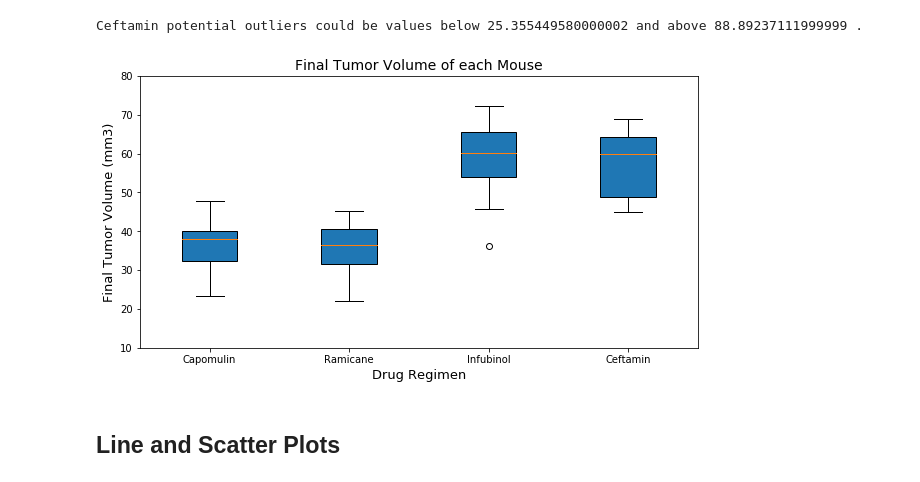
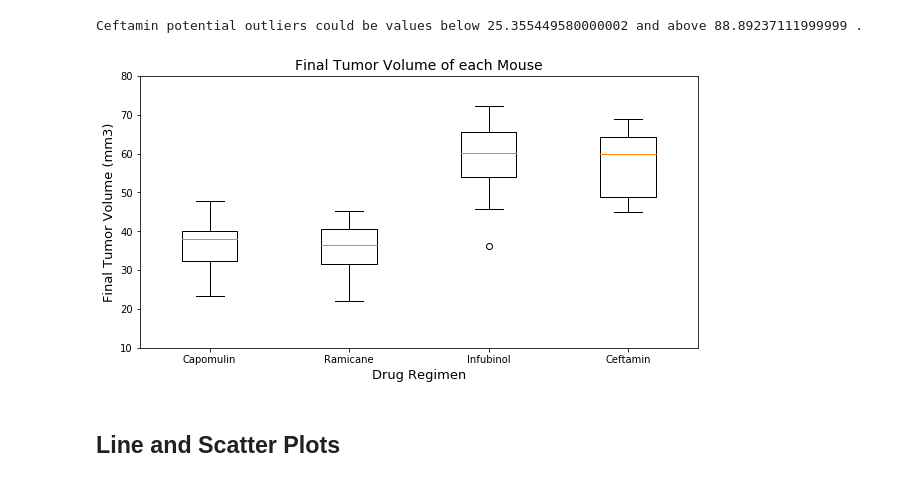
Before and after one commit to vasudhanair/Matplotlib-Challenge, a Jupyter notebook: Pymaceuticals/pymaceuticals.ipynb, the cells around one changed output. Drawn from its saved outputs; the diff is of its cells as text; code cells hidden in the pictures.

```diff
--- a/Pymaceuticals/pymaceuticals.ipynb
+++ b/Pymaceuticals/pymaceuticals.ipynb
@@ -389,19 +405,19 @@ Ceftamin potential outliers could be values below 25.355449580000002 and above 8
 # %%
 # Generate a box plot of the final tumor volume of each mouse across four regimens of interest
 
 data_to_plot = [CapTumors, RamTumors, InfTumors, CeftTumors]
 Regimen= ['Capomulin', 'Ramicane', 'Infubinol','Ceftamin']
 
 fig1, ax1 = plt.subplots(figsize=(10, 5))
 ax1.set_title('Final Tumor Volume of each Mouse',fontsize =14)
 ax1.set_ylabel('Final Tumor Volume (mm3)',fontsize = 13)
 ax1.set_xlabel('Drug Regimen',fontsize = 13)
-ax1.boxplot(data_to_plot, labels=Regimen, widths = 0.4, patch_artist=True,vert=True)
+ax1.boxplot(data_to_plot, labels=Regimen, widths = 0.4)
 
 plt.ylim(10, 80)
 
 plt.show()
 # %% [output]
-[figure, old version]
+[figure, new version]
 # %% [markdown]
 ## Line and Scatter Plots
```
Also changed, not shown: parts of 10 cells of this notebook.
